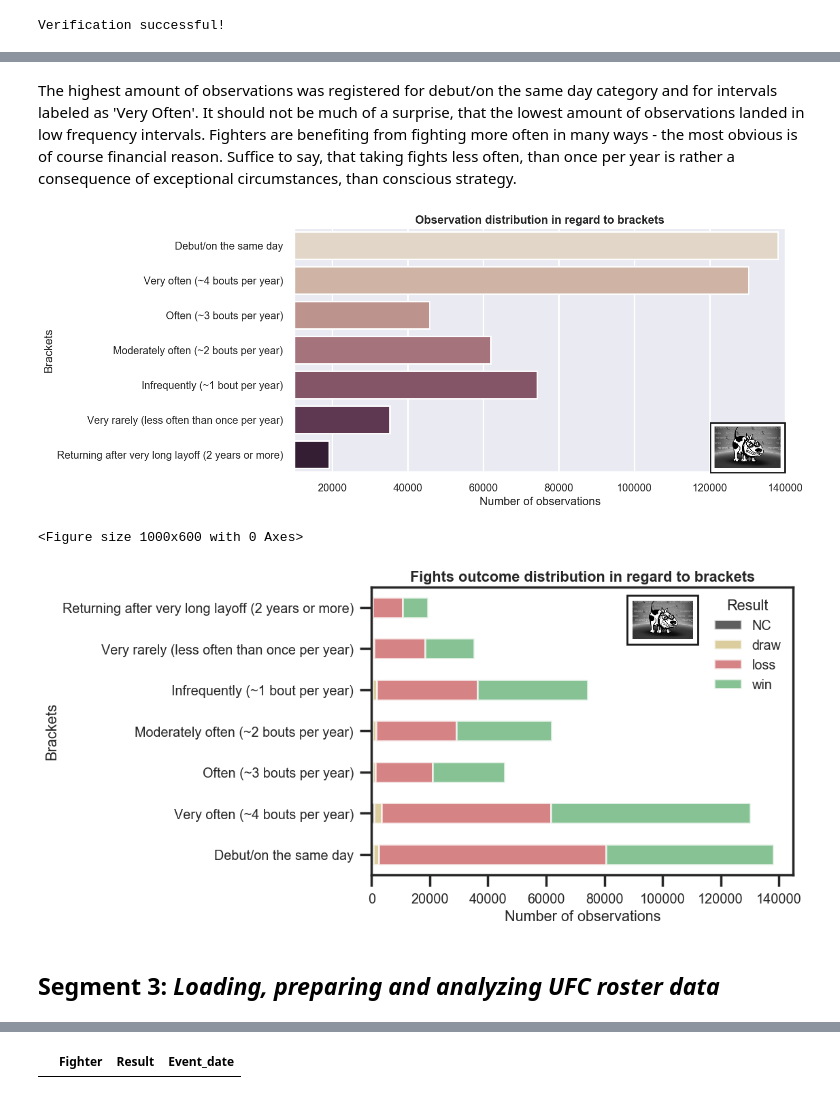
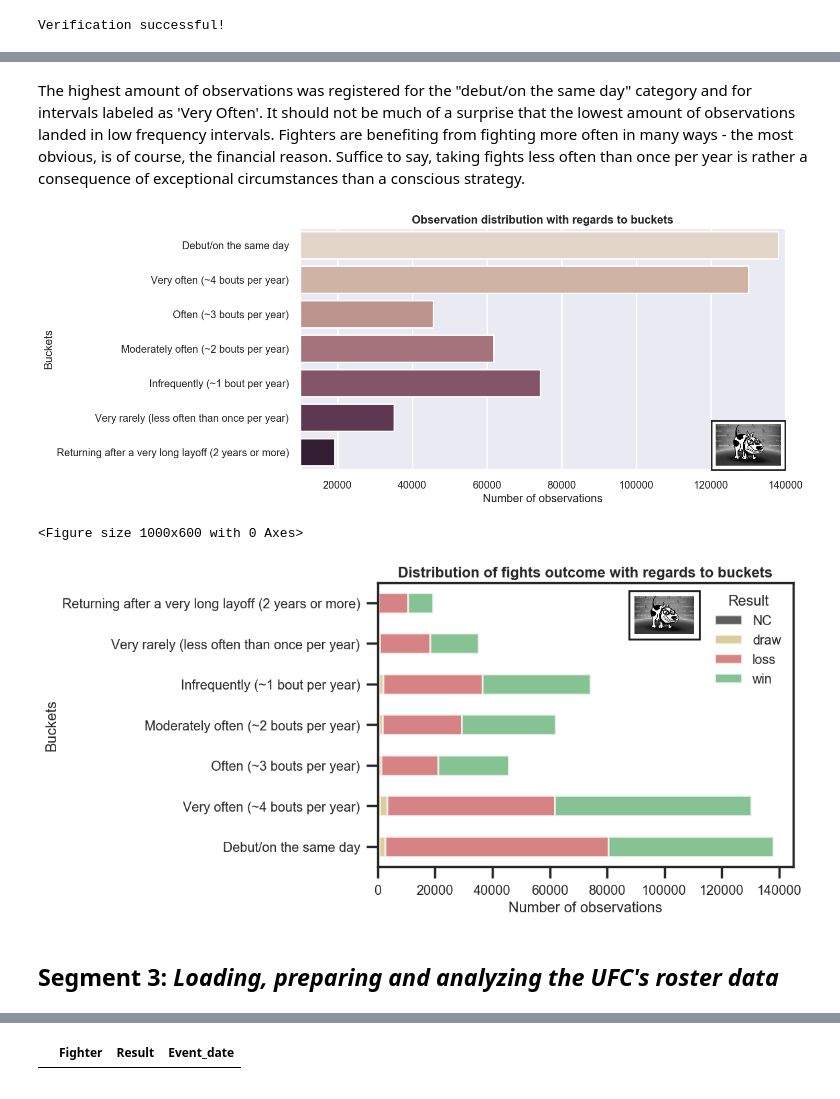
Before and after one commit to Montanaz0r/MMA_Analysis, a Jupyter notebook: Project-MMA_Analysis_ENG.ipynb, the cells around one changed output, grey strips where cells are left out. Drawn from its saved outputs; the diff is of its cells as text; code cells hidden in the pictures.

```diff
--- a/Project-MMA_Analysis_ENG.ipynb
+++ b/Project-MMA_Analysis_ENG.ipynb
@@ -232,5 +232,5 @@ We can see that distribution is positively skewed. We are dealing with ***2947 d
 # %%
-# Preparing brackets and labels for each category and assigning them to cats variable.
+# Preparing buckets and labels for each category and assigning them to 'cats' variable.
 bins = [0, 1, 91, 121, 183, 366, 729, 10000]
 group_names = ['Debut/on the same day',
                'Very often (~4 bouts per year)',
@@ -238,6 +238,6 @@ group_names = ['Debut/on the same day',
                'Moderately often (~2 bouts per year)',
                'Infrequently (~1 bout per year)',
                'Very rarely (less often than once per year)',
-               'Returning after very long layoff (2 years or more)']
+               'Returning after a very long layoff (2 years or more)']
 cats = pd.cut(sherdog_selected_data['Time_interval'], bins, labels=group_names, right=False)
 # %%
@@ -381,22 +381,22 @@ Returning after very long layoff (2 years or more)     19223
 Name: Descriptive_interval, dtype: int64
 # %% [markdown]
-The highest amount of observations was registered for debut/on the same day category and for intervals labeled as 'Very Often'. It should not be much of a surprise, that the lowest amount of observations landed in low frequency intervals. Fighters are benefiting from fighting more often in many ways - the most obvious is of course financial reason. Suffice to say, that taking fights less often, than once per year is rather a consequence of exceptional circumstances, than conscious strategy.
+The highest amount of observations was registered for the "debut/on the same day" category and for intervals labeled as 'Very Often'. It should not be much of a surprise that the lowest amount of observations landed in low frequency intervals. Fighters are benefiting from fighting more often in many ways - the most obvious, is of course, the financial reason. Suffice to say, taking fights less often than once per year is rather a consequence of exceptional circumstances than a conscious strategy.
 # %%
-# Chart representing number of observations in regard to brackets, for all fights recorded in Sherdog's database.
+# Chart, representing a number of observations with regards to buckets for all fights recorded in the Sherdog's database.
 plt.figure(figsize=(12,6), dpi= 100)
 sns.set(style='darkgrid')
 sns.set_context('poster', font_scale = 0.65)
 ax = sns.barplot(all_fights_count.values, all_fights_count.index, palette="ch:.25")
 ax.set_xlim(10000, 140000)
-ax.set(xlabel='Number of observations', ylabel='Brackets')
+ax.set(xlabel='Number of observations', ylabel='Buckets')
 
 sher_logo = mpimg.imread('sherdog.jpg')
 imagebox = OffsetImage(sher_logo, zoom=0.45)
 ab = AnnotationBbox(imagebox, (130000, 5.8))
 ax.add_artist(ab)
 
-plt.title('Observation distribution in regard to brackets', fontweight='bold')
+plt.title('Observation distribution with regards to buckets', fontweight='bold')
 plt.show()
 # %% [output]
-[figure, old version]
+[figure, new version]
 # %%
@@ -404,25 +404,25 @@ plt.show()
 sherdog_cross = pd.crosstab(sherdog_selected_data['Descriptive_interval'], sherdog_selected_data['Result'])
 # %%
-# Chart representing fights outcome distribution in regard to brackets, for all fights recorded in Sherdog's database.
+# Chart representing fights outcome distribution with reagrds to buckets for all fights recorded in the Sherdog's database.
 plt.figure(figsize=(10,6), dpi= 100)
 plt.style.use('seaborn')
 sns.set(style='ticks')
 sns.set_context('poster', font_scale = 0.65)
 ax = sherdog_cross.plot.barh(stacked=True, alpha=0.7, color=['k', 'y', 'r', 'g'])
-ax.set(ylabel='Brackets', xlabel='Number of observations')
+ax.set(ylabel='Buckets', xlabel='Number of observations')
 
 sher_logo = mpimg.imread('sherdog.jpg')
 imagebox = OffsetImage(sher_logo, zoom=0.32)
 ab = AnnotationBbox(imagebox, (100000, 5.7))
 ax.add_artist(ab)
 
-plt.title('Fights outcome distribution in regard to brackets', fontweight='bold')
+plt.title('Distribution of fights outcome with regards to buckets', fontweight='bold')
 plt.show()
 # %% [output]
 <Figure size 1000x600 with 0 Axes>
-[figure, old version]
+[figure, new version]
 # %% [markdown]
-## Segment 3: *Loading, preparing and analyzing UFC roster data*
+## Segment 3: *Loading, preparing and analyzing the UFC's roster data*
 # %%
 import re
 # %%
```
Also changed, not shown: parts of 246 cells of this notebook.
